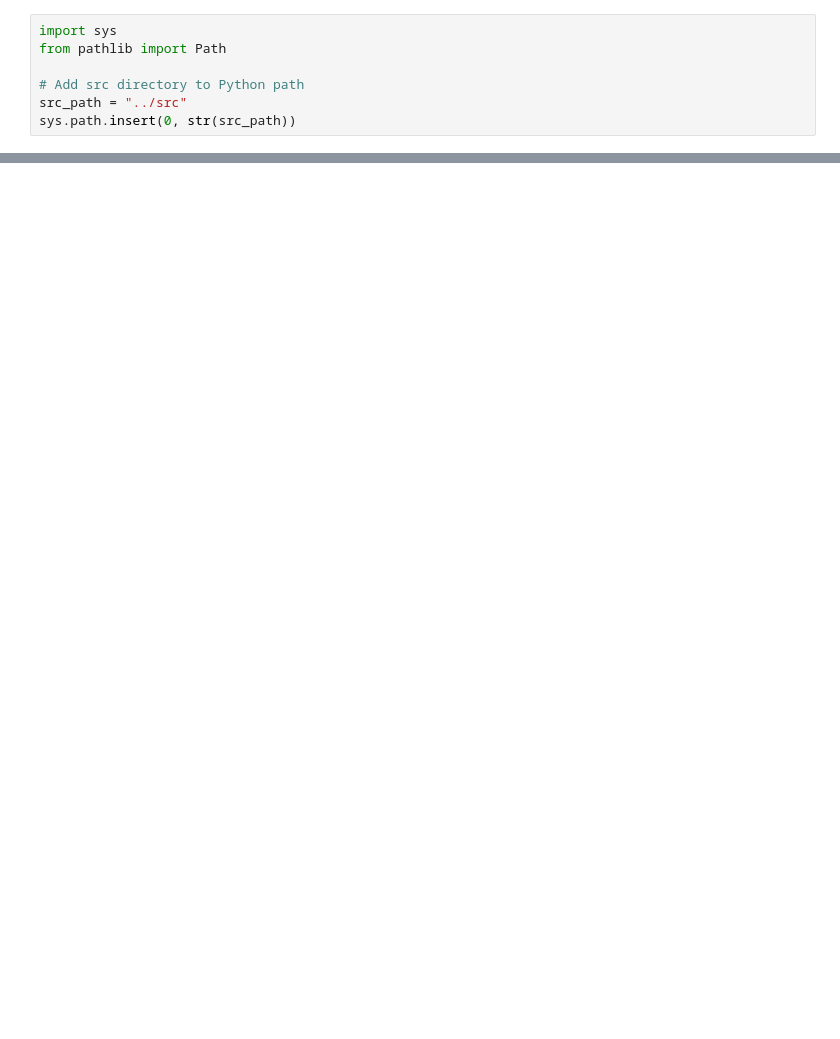
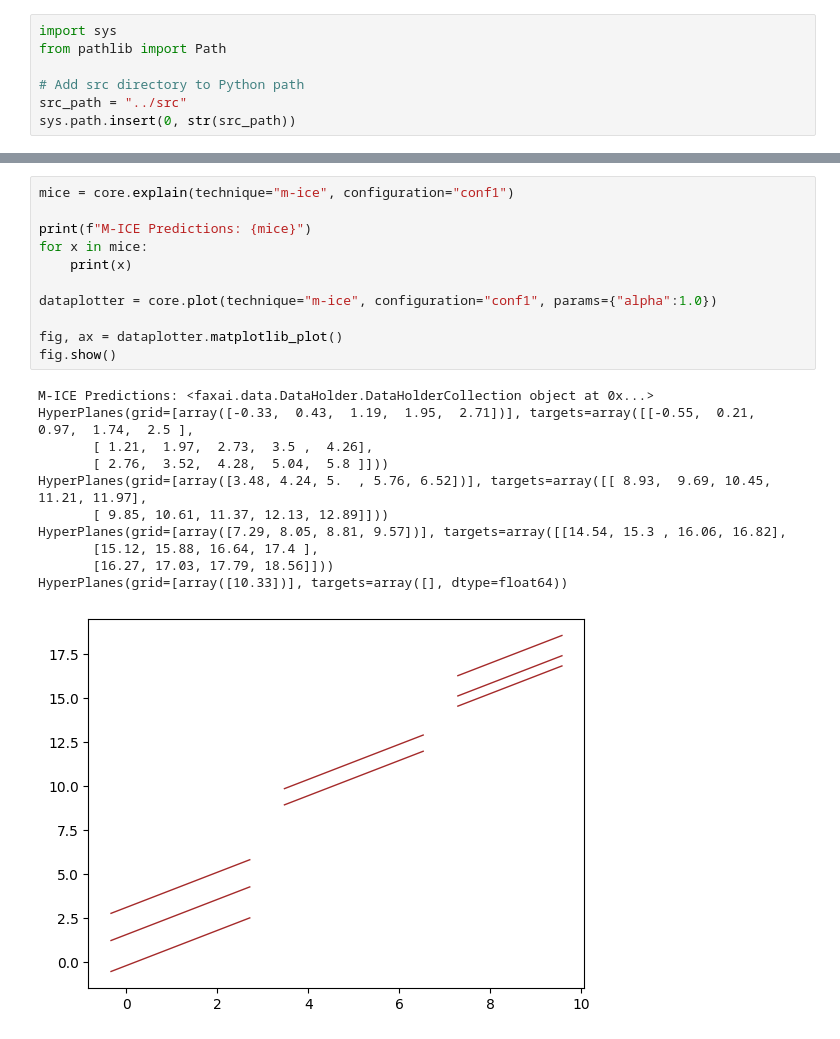
Before and after one commit to jparisu/Local-PDP, a Jupyter notebook: .dev/manual_testing.ipynb, the cells around one changed output, grey strips where cells are left out. Drawn from its saved outputs; the diff is of its cells as text; blank space fills up the shorter version.

```diff
--- a/.dev/manual_testing.ipynb
+++ b/.dev/manual_testing.ipynb
@@ -118,0 +154,23 @@ PDP Predictions: HyperPlane(grid=Grid(grid=[array([-0.1,  0.2,  0.5,  0.8,  1.1]
+# %%
+mice = core.explain(technique="m-ice", configuration="conf1")
+
+print(f"M-ICE Predictions: {mice}")
+for x in mice:
+    print(x)
+
+dataplotter = core.plot(technique="m-ice", configuration="conf1", params={"alpha":1.0})
+
+fig, ax = dataplotter.matplotlib_plot()
+fig.show()
+# %% [output]
+M-ICE Predictions: <faxai.data.DataHolder.DataHolderCollection object at 0x...>
+HyperPlanes(grid=[array([-0.33,  0.43,  1.19,  1.95,  2.71])], targets=array([[-0.55,  0.21,  0.97,  1.74,  2.5 ],
+       [ 1.21,  1.97,  2.73,  3.5 ,  4.26],
+       [ 2.76,  3.52,  4.28,  5.04,  5.8 ]]))
+HyperPlanes(grid=[array([3.48, 4.24, 5.  , 5.76, 6.52])], targets=array([[ 8.93,  9.69, 10.45, 11.21, 11.97],
+       [ 9.85, 10.61, 11.37, 12.13, 12.89]]))
+HyperPlanes(grid=[array([7.29, 8.05, 8.81, 9.57])], targets=array([[14.54, 15.3 , 16.06, 16.82],
+       [15.12, 15.88, 16.64, 17.4 ],
+       [16.27, 17.03, 17.79, 18.56]]))
+HyperPlanes(grid=[array([10.33])], targets=array([], dtype=float64))
+[figure, added]
```
Also changed, not shown: parts of 12 cells of this notebook, 19 other files.
